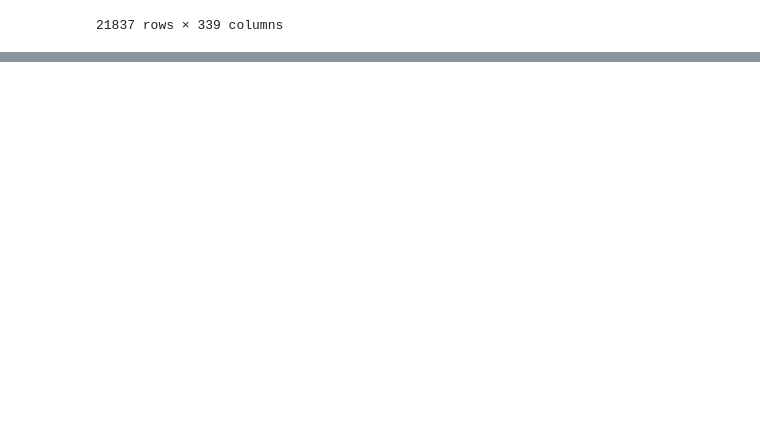
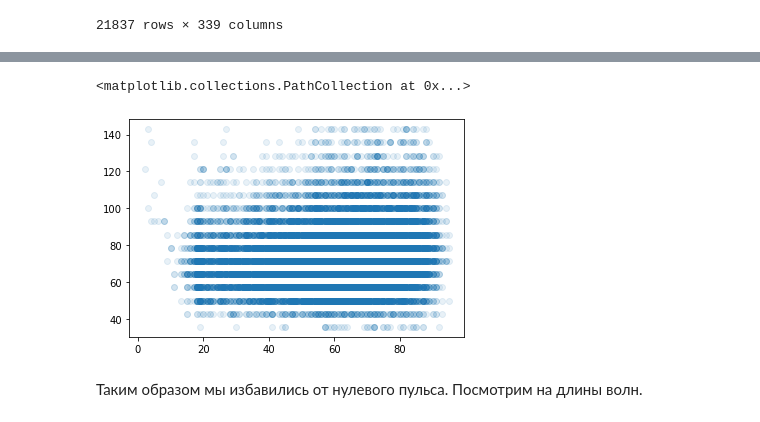
Before and after one commit to Makarov-AA/ML_UNN_Course, a Jupyter notebook: Homework.ipynb, the cells around one changed output, grey strips where cells are left out. Saved outputs shown, nothing was run; the diff lists cells and outputs as text; code cells hidden in the pictures; blank space fills up the shorter version.

Commit message:
Data analis 1

```diff
--- a/Homework.ipynb
+++ b/Homework.ipynb
@@ -534,0 +574,5 @@ macro_data
+# %%
+rows_to_delete = macro_data[
+    (macro_data['I_C_HR'] < macro_data['I_C_HR'].quantile(0.005)) |
+    (macro_data['I_C_HR'] > macro_data['I_C_HR'].quantile(0.995)) ]
+rows_to_delete
@@ -534,0 +596,5 @@ macro_data
+# %%
+macro_data = macro_data.drop(rows_to_delete.index)
+print(macro_data['I_C_HR'].min())
+print(macro_data['I_C_HR'].quantile([0.005, 0.01, 0.05, 0.1, 0.5, 0.9, 0.95, 0.99, 0.995]))
+print(macro_data['I_C_HR'].max())
@@ -534,0 +614,7 @@ macro_data
+# %%
+plt.scatter(macro_data['AGE'], macro_data['I_C_HR'], alpha =0.1)
+# %% [output]
+<matplotlib.collections.PathCollection at 0x...>
+[figure, added]
+# %% [markdown]
+Таким образом мы избавились от нулевого пульса. Посмотрим на длины волн.
```
Also changed, not shown: parts of 32 cells of this notebook.
